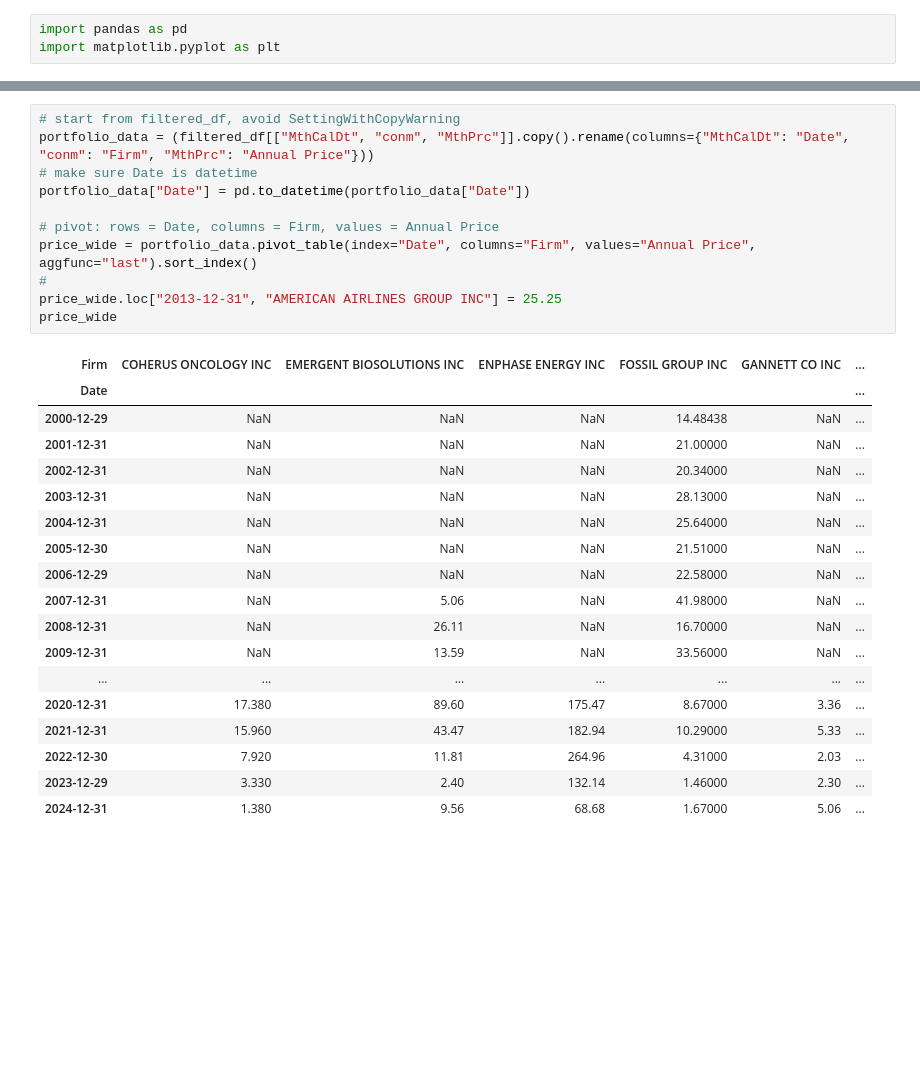
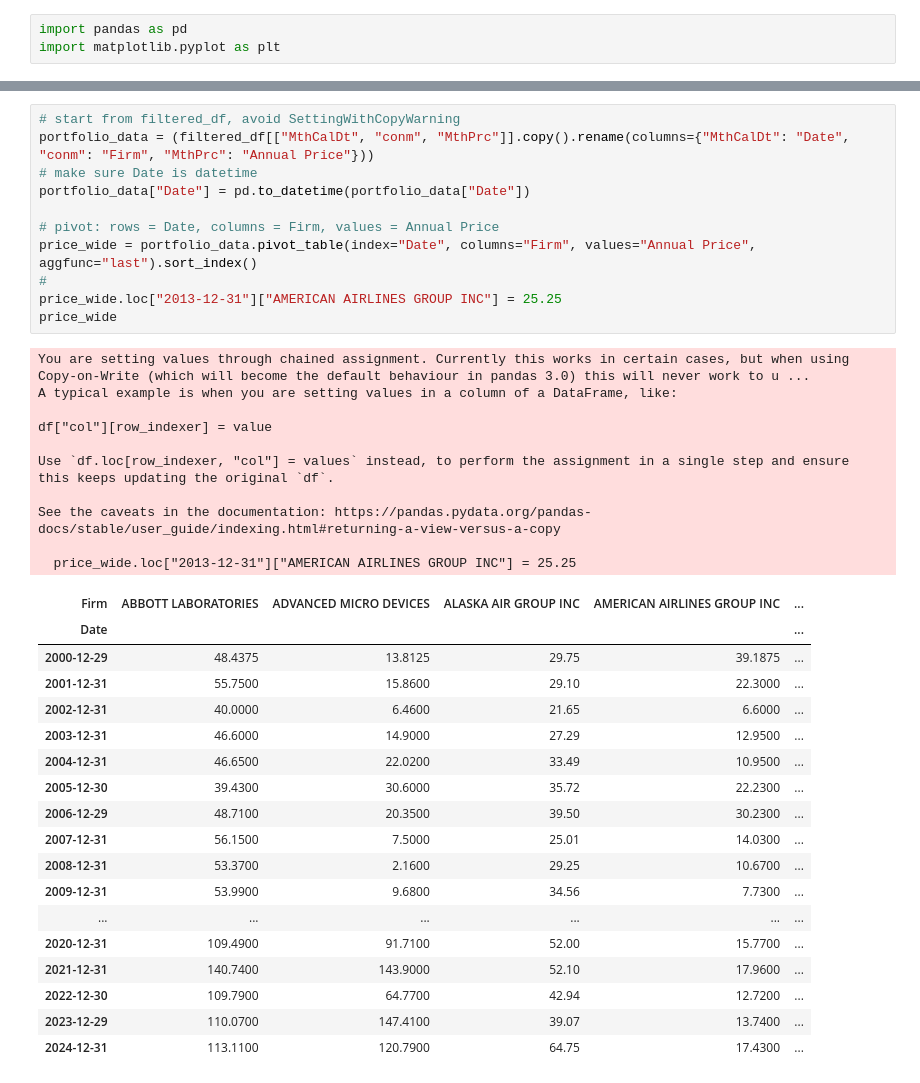
Before and after one commit to donald-hls/AI-Stock-Picker, a Jupyter notebook: backtest.ipynb, the cells around one changed output, grey strips where cells are left out. Saved outputs shown, nothing was run; the diff lists cells and outputs as text; blank space fills up the shorter version.

Commit message:
Revert backtest.ipynb to original version

```diff
--- a/backtest.ipynb
+++ b/backtest.ipynb
@@ -30,33 +30,43 @@ filtered_df.head()
 # %%
 # start from filtered_df, avoid SettingWithCopyWarning
 portfolio_data = (filtered_df[["MthCalDt", "conm", "MthPrc"]].copy().rename(columns={"MthCalDt": "Date", "conm": "Firm", "MthPrc": "Annual Price"}))
 # make sure Date is datetime
 portfolio_data["Date"] = pd.to_datetime(portfolio_data["Date"])
 
 # pivot: rows = Date, columns = Firm, values = Annual Price
 price_wide = portfolio_data.pivot_table(index="Date", columns="Firm", values="Annual Price", aggfunc="last").sort_index()
 #
-price_wide.loc["2013-12-31", "AMERICAN AIRLINES GROUP INC"] = 25.25
+price_wide.loc["2013-12-31"]["AMERICAN AIRLINES GROUP INC"] = 25.25
 price_wide
 # %% [output]
+You are setting values through chained assignment. Currently this works in certain cases, but when using Copy-on-Write (which will become the default behaviour in pandas 3.0) this will never work to u ...
+A typical example is when you are setting values in a column of a DataFrame, like:
+
+df["col"][row_indexer] = value
+
+Use `df.loc[row_indexer, "col"] = values` instead, to perform the assignment in a single step and ensure this keeps updating the original `df`.
+
+See the caveats in the documentation: https://pandas.pydata.org/pandas-docs/stable/user_guide/indexing.html#returning-a-view-versus-a-copy
+
+  price_wide.loc["2013-12-31"]["AMERICAN AIRLINES GROUP INC"] = 25.25
-| Firm | COHERUS ONCOLOGY INC | EMERGENT BIOSOLUTIONS INC | ENPHASE ENERGY INC | FOSSIL GROUP INC | GANNETT CO INC | ... |
-| Date |  |  |  |  |  | ... |
-| 2000-12-29 | NaN | NaN | NaN | 14.48438 | NaN | ... |
-| 2001-12-31 | NaN | NaN | NaN | 21.00000 | NaN | ... |
-| 2002-12-31 | NaN | NaN | NaN | 20.34000 | NaN | ... |
-| 2003-12-31 | NaN | NaN | NaN | 28.13000 | NaN | ... |
-| 2004-12-31 | NaN | NaN | NaN | 25.64000 | NaN | ... |
-| 2005-12-30 | NaN | NaN | NaN | 21.51000 | NaN | ... |
-| 2006-12-29 | NaN | NaN | NaN | 22.58000 | NaN | ... |
-| 2007-12-31 | NaN | 5.06 | NaN | 41.98000 | NaN | ... |
-| 2008-12-31 | NaN | 26.11 | NaN | 16.70000 | NaN | ... |
-| 2009-12-31 | NaN | 13.59 | NaN | 33.56000 | NaN | ... |
-| ... | ... | ... | ... | ... | ... | ... |
-| 2020-12-31 | 17.380 | 89.60 | 175.47 | 8.67000 | 3.36 | ... |
-| 2021-12-31 | 15.960 | 43.47 | 182.94 | 10.29000 | 5.33 | ... |
-| 2022-12-30 | 7.920 | 11.81 | 264.96 | 4.31000 | 2.03 | ... |
-| 2023-12-29 | 3.330 | 2.40 | 132.14 | 1.46000 | 2.30 | ... |
-| 2024-12-31 | 1.380 | 9.56 | 68.68 | 1.67000 | 5.06 | ... |
+| Firm | ABBOTT LABORATORIES | ADVANCED MICRO DEVICES | ALASKA AIR GROUP INC | AMERICAN AIRLINES GROUP INC | ... |
+| Date |  |  |  |  | ... |
+| 2000-12-29 | 48.4375 | 13.8125 | 29.75 | 39.1875 | ... |
+| 2001-12-31 | 55.7500 | 15.8600 | 29.10 | 22.3000 | ... |
+| 2002-12-31 | 40.0000 | 6.4600 | 21.65 | 6.6000 | ... |
+| 2003-12-31 | 46.6000 | 14.9000 | 27.29 | 12.9500 | ... |
+| 2004-12-31 | 46.6500 | 22.0200 | 33.49 | 10.9500 | ... |
+| 2005-12-30 | 39.4300 | 30.6000 | 35.72 | 22.2300 | ... |
+| 2006-12-29 | 48.7100 | 20.3500 | 39.50 | 30.2300 | ... |
+| 2007-12-31 | 56.1500 | 7.5000 | 25.01 | 14.0300 | ... |
+| 2008-12-31 | 53.3700 | 2.1600 | 29.25 | 10.6700 | ... |
+| 2009-12-31 | 53.9900 | 9.6800 | 34.56 | 7.7300 | ... |
+| ... | ... | ... | ... | ... | ... |
+| 2020-12-31 | 109.4900 | 91.7100 | 52.00 | 15.7700 | ... |
+| 2021-12-31 | 140.7400 | 143.9000 | 52.10 | 17.9600 | ... |
+| 2022-12-30 | 109.7900 | 64.7700 | 42.94 | 12.7200 | ... |
+| 2023-12-29 | 110.0700 | 147.4100 | 39.07 | 13.7400 | ... |
+| 2024-12-31 | 113.1100 | 120.7900 | 64.75 | 17.4300 | ... |
 # %%
 plt.figure(figsize=(20, 8))
 price_wide.plot(ax=plt.gca(), legend = True)
```
Also changed, not shown: parts of 2 cells of this notebook.
